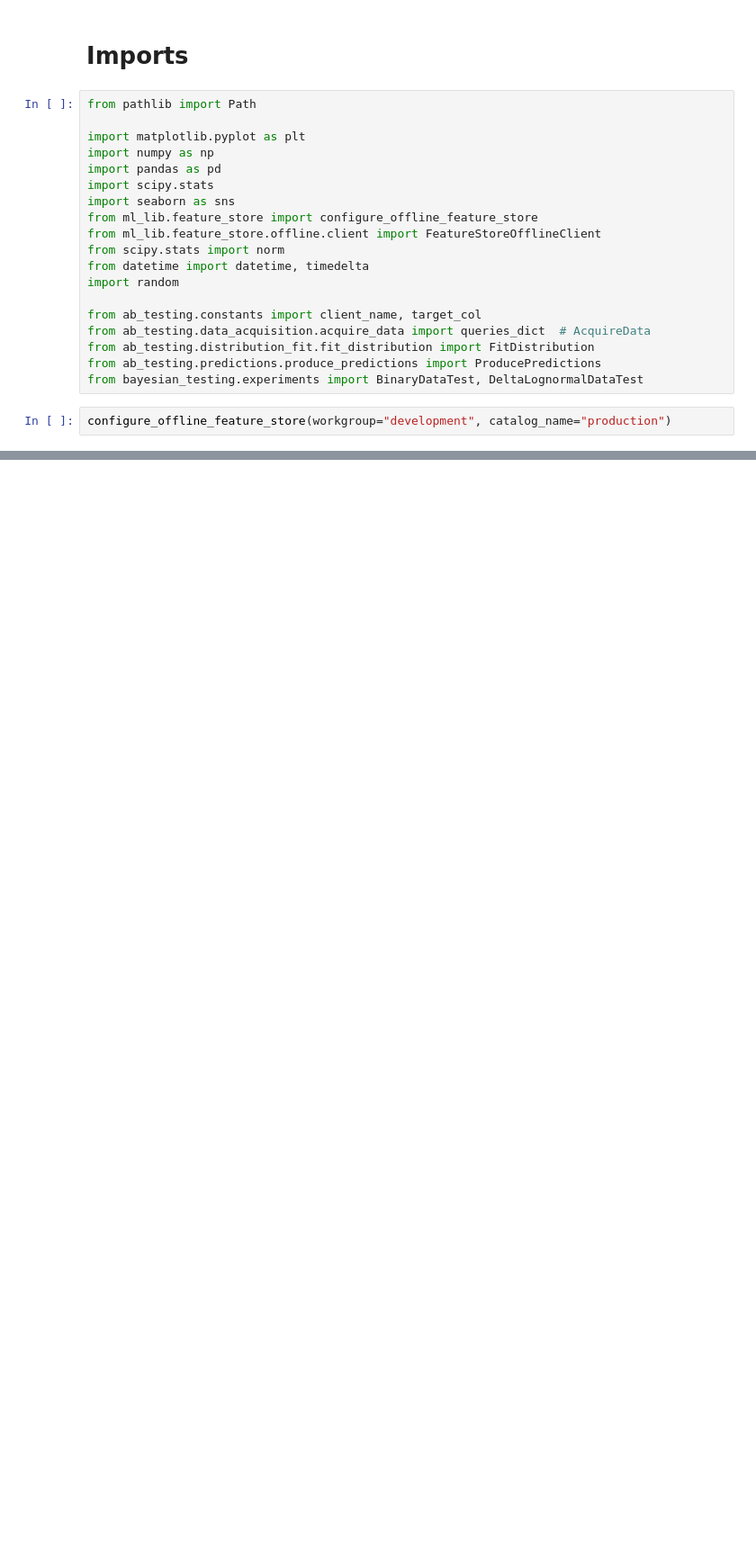
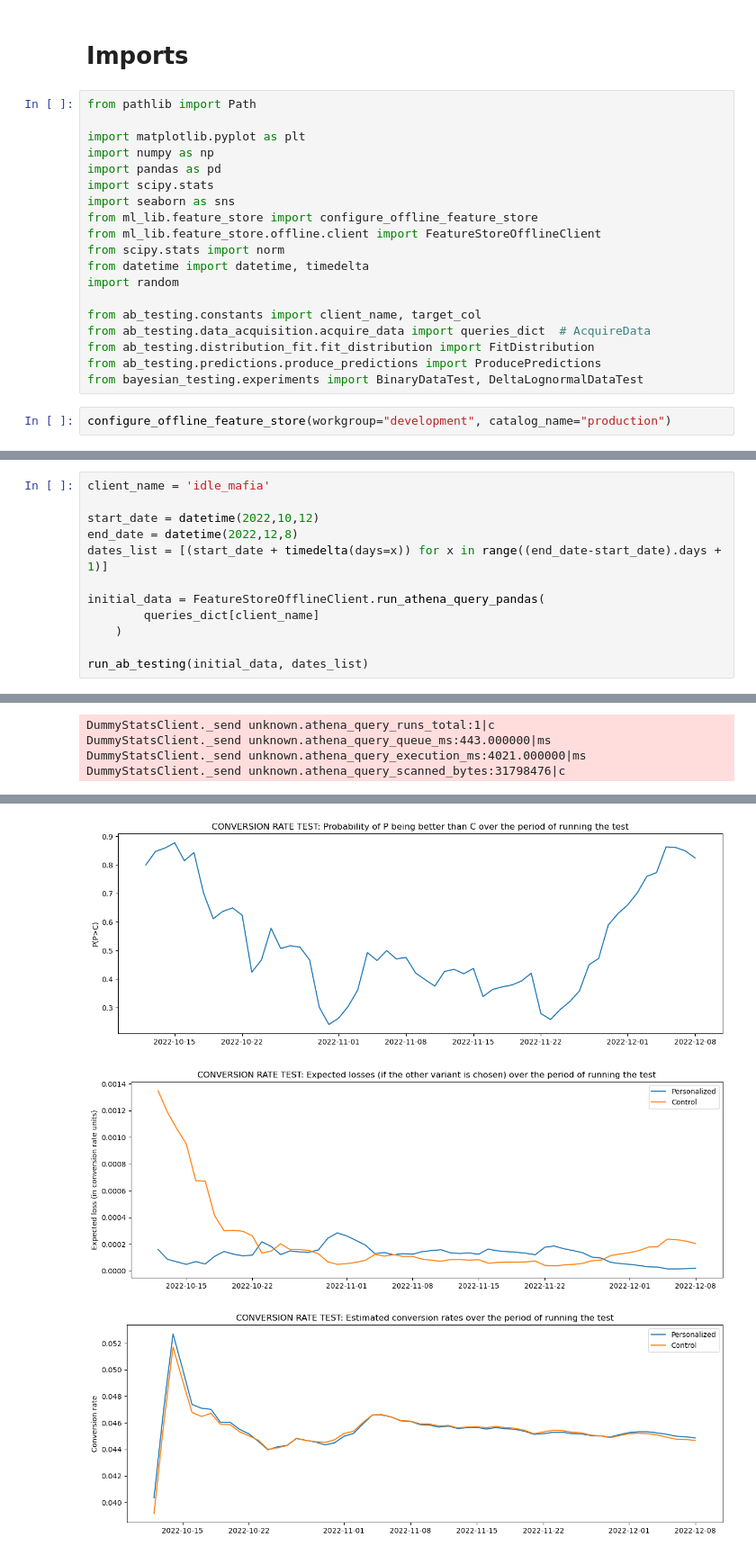
Before and after one commit to PeterNAssetario/AB_testing, a Jupyter notebook: ab_tests_through_time.ipynb, the cells around one changed output, grey strips where cells are left out. Shown at 90% size. Saved outputs shown, nothing was run; the diff lists cells and outputs as text; blank space fills up the shorter version.

```diff
--- a/ab_tests_through_time.ipynb
+++ b/ab_tests_through_time.ipynb
@@ -132,0 +218,13 @@ sns.lineplot(x = dates_list, y = list_conversion_rates_C, label = 'Control')
+# %%
+client_name = 'idle_mafia'
+
+start_date = datetime(2022,10,12)
+end_date = datetime(2022,12,8)
+dates_list = [(start_date + timedelta(days=x)) for x in range((end_date-start_date).days + 1)]
+
+initial_data = FeatureStoreOfflineClient.run_athena_query_pandas(
+        queries_dict[client_name]
+    )
+
+run_ab_testing(initial_data, dates_list)
+# %% [output]
@@ -132,0 +232,4 @@ sns.lineplot(x = dates_list, y = list_conversion_rates_C, label = 'Control')
+DummyStatsClient._send unknown.athena_query_runs_total:1|c
+DummyStatsClient._send unknown.athena_query_queue_ms:443.000000|ms
+DummyStatsClient._send unknown.athena_query_execution_ms:4021.000000|ms
+DummyStatsClient._send unknown.athena_query_scanned_bytes:31798476|c
@@ -132,0 +253,3 @@ sns.lineplot(x = dates_list, y = list_conversion_rates_C, label = 'Control')
+[figure, added]
+[figure, added]
+[figure, added]
```
Also changed, not shown: parts of 13 cells of this notebook.
